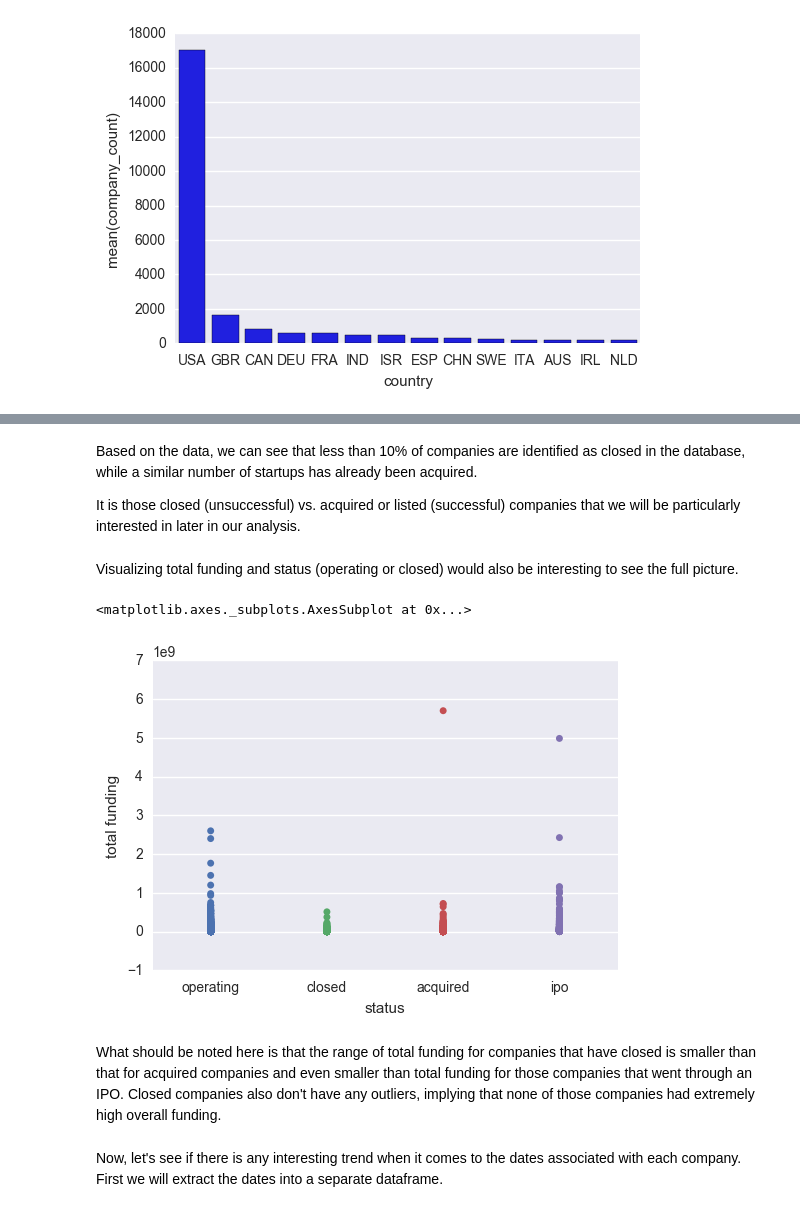
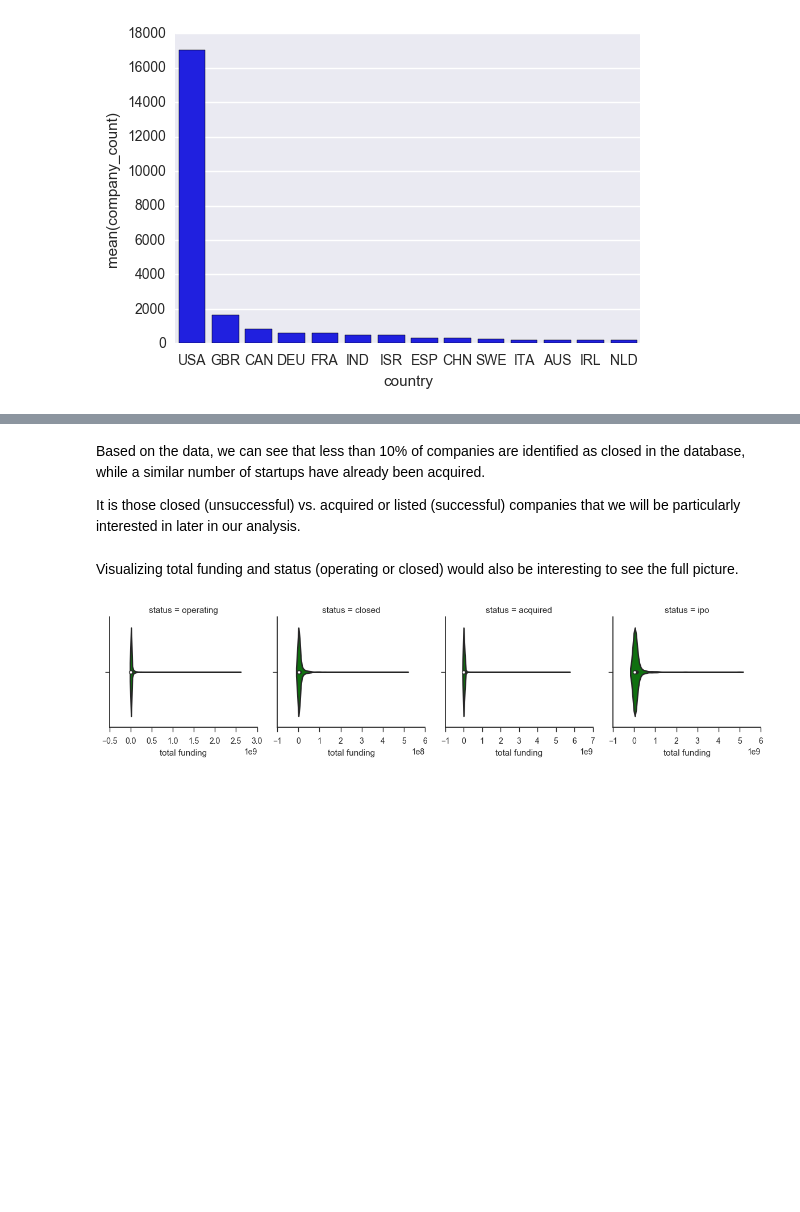
Before and after one commit to LVdatahub/Capstone-project----DS-Intensive-Springboard, a Jupyter notebook: Data story.ipynb, the cells around one changed output, grey strips where cells are left out. Saved outputs shown, nothing was run; the diff lists cells and outputs as text; code cells hidden in the pictures; blank space fills up the shorter version.

```diff
--- a/Data story.ipynb
+++ b/Data story.ipynb
@@ -148,5 +164,5 @@ oper_closed_df
 # %% [markdown]
-Based on the data, we can see that less than 10% of companies are identified as closed in the database, while a similar number of startups has already been acquired.
+Based on the data, we can see that less than 10% of companies are identified as closed in the database, while a similar number of startups have already been acquired.
 
 It is those closed (unsuccessful) vs. acquired or listed (successful) companies that we will be particularly interested in later in our analysis.
 # %% [markdown]
@@ -154,16 +170,11 @@ Visualizing total funding and status (operating or closed) would also be interes
 # %%
 total_funding = companies['funding_total_usd']
 status = companies['status']
-funding_vs_status = {'total funding': total_funding,
-                     'status': status}
+funding_vs_status = {'total funding': total_funding, 'status': status}
 fund_vs_status_df = pd.DataFrame(funding_vs_status)
 
-sb.stripplot(x = 'status', y = 'total funding', data = fund_vs_status_df)
+sb.set(style="ticks", color_codes=True)
+g = sb.FacetGrid(fund_vs_status_df, col="status", sharex = False)
+g = g.map(sb.violinplot, "total funding", color = "green")
 # %% [output]
-<matplotlib.axes._subplots.AxesSubplot at 0x...>
-[figure, old version]
+[figure, new version]
-# %% [markdown]
-What should be noted here is that the range of total funding for companies that have closed is smaller than that for acquired companies and even smaller than total funding for those companies that went through an IPO. Closed companies also don't have any outliers, implying that none of those companies had extremely high overall funding.
-# %% [markdown]
-Now, let's see if there is any interesting trend when it comes to the dates associated with each company.
-First we will extract the dates into a separate dataframe.
```
Also changed, not shown: parts of 43 cells of this notebook.
